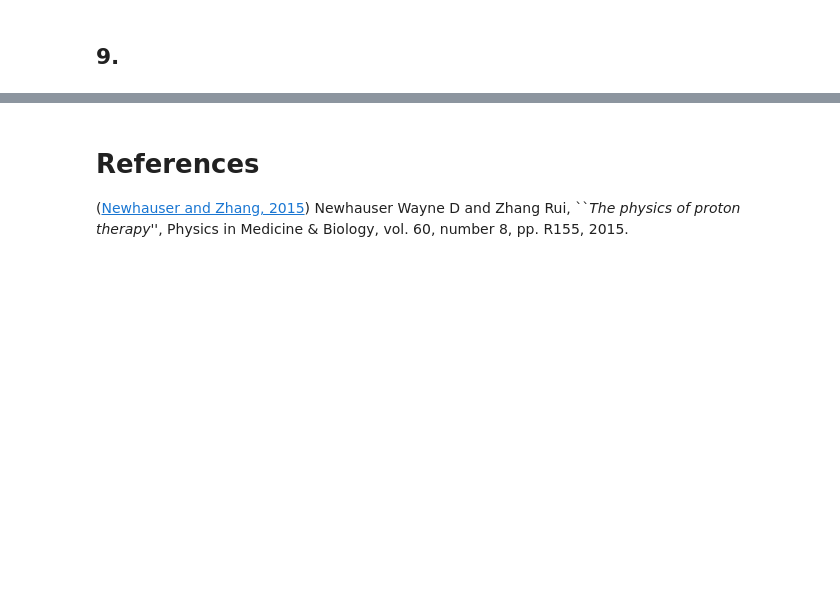
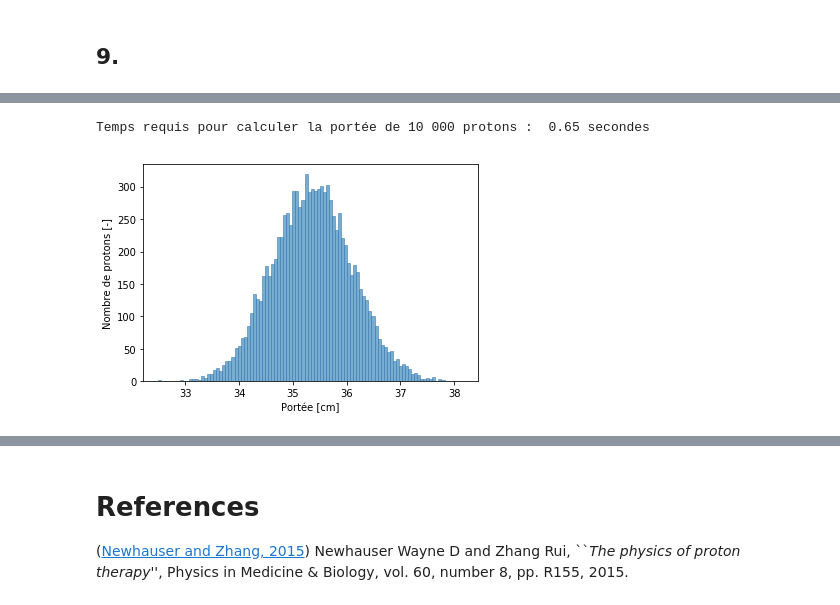
Before and after one commit to eliedl/Physique_numerique, a Jupyter notebook: TP1/TP1_Elie.ipynb, the cells around one changed output, grey strips where cells are left out. Saved outputs shown, nothing was run; the diff lists cells and outputs as text; code cells hidden in the pictures; blank space fills up the shorter version.

```diff
--- a/TP1/TP1_Elie.ipynb
+++ b/TP1/TP1_Elie.ipynb
@@ -303,0 +315,40 @@ plt.show()
+# %%
+def translate_xw(x, w, a, b):
+    return 0.5*(b-a)*x+0.5*(b+a),0.5*(b-a)*w
+
+def gauss_quad(a, b, N=31):
+    res = []
+
+    x, w = gaussxw(N)
+
+    for b_i in b:
+        #s= 0
+        x_i, w_i = translate_xw(x, w, a, b_i)
+
+        s = sum(w_i/get_s_col(r_e, n_e_eau, x_i, I_eau))
+
+        #for k in range(N):
+        #    s+= w_i[k]/get_s_col(r_e, n_e_eau, x_i[k], I_eau)
+
+        res.append(s)
+
+    return res
+
+energie = np.random.normal(240, 3, 10000)
+
+start = timer()
+portee = gauss_quad(3, energie)
+end = timer()
+
+time = np.round(end-start, 2)
+
+print("Temps requis pour calculer la portée de 10 000 protons : ", time, "secondes")
+# %% [output]
+Temps requis pour calculer la portée de 10 000 protons :  0.65 secondes
+# %%
+plt.hist(portee, bins=100,  alpha = 0.6, edgecolor='steelblue')
+plt.xlabel('Portée [cm]')
+plt.ylabel('Nombre de protons [-]')
+plt.show()
+# %% [output]
+[figure, added]
```
Also changed, not shown: parts of 10 cells of this notebook.
